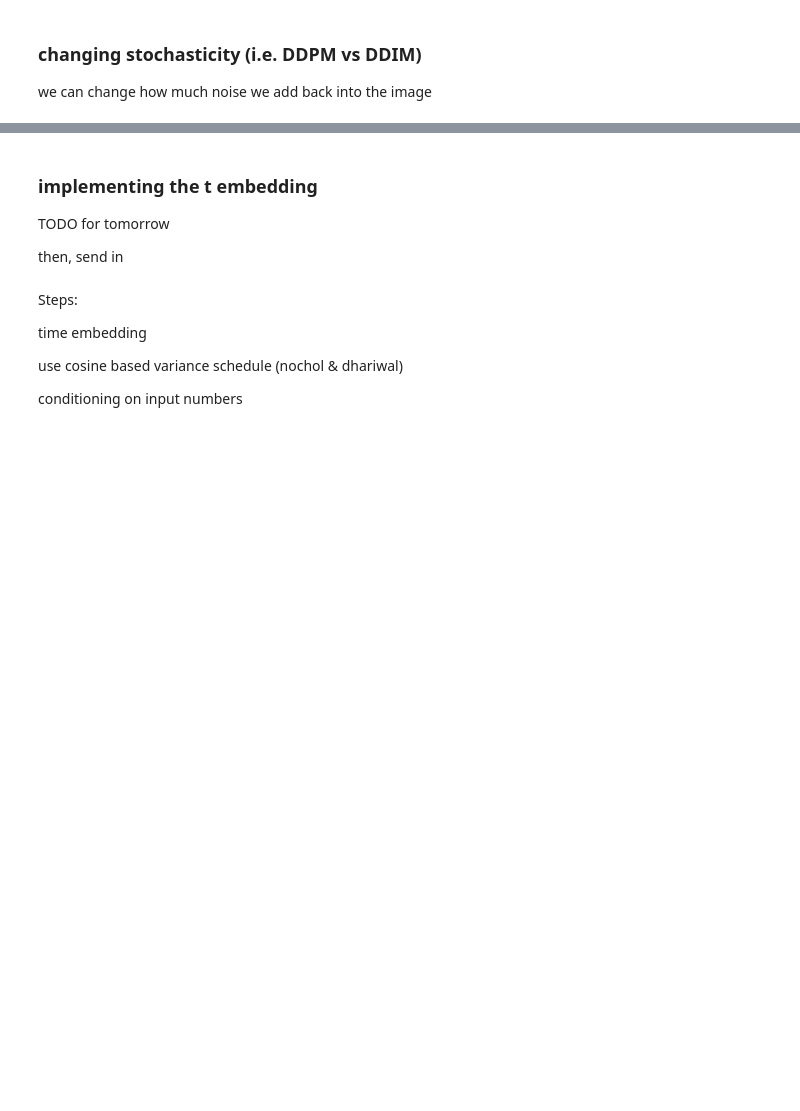
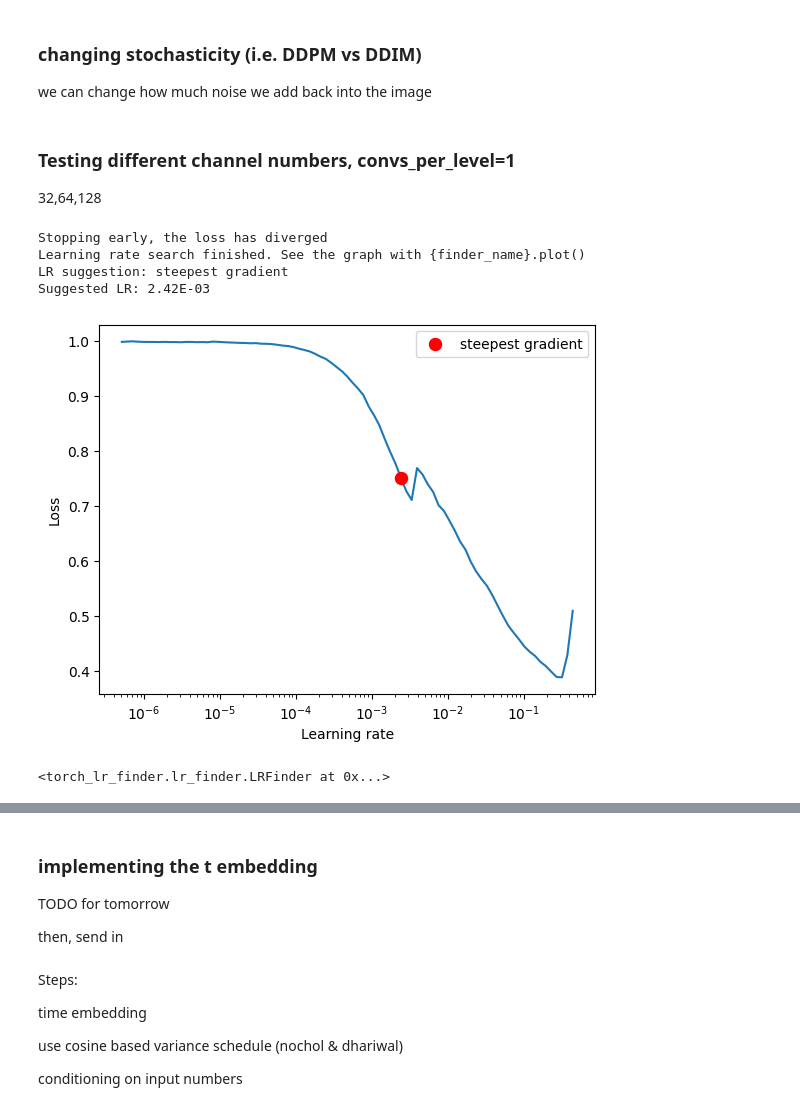
Before and after one commit to EliasAbele/diffusion-models-project, a Jupyter notebook: mnist_diffusion_part1_cleaned.ipynb, the cells around one changed output, grey strips where cells are left out. Cells and saved outputs as stored; diff of their text form; code cells hidden in the pictures; blank space fills up the shorter version.

```diff
--- a/mnist_diffusion_part1_cleaned.ipynb
+++ b/mnist_diffusion_part1_cleaned.ipynb
@@ -287,11 +294,3 @@ find_lr(model, train_loader)
-# %%
-model = UNet(channels).to(device)
-
-lr = 6e-3
-
-train(model, train_loader, test_loader,
-      epochs=15, lr=lr, early_stopping_patience=15,
-      save_path='model_unet_no_t_emb.pkl')
 # %% [markdown]
 ### Generating an image
 # %%
@@ -362,0 +356,15 @@ plot_stochasticities(model,scheduler)
+# %% [markdown]
+### Testing different channel numbers, convs_per_level=1
+
+32,64,128
+# %%
+channels = [32, 64, 128]
+model = UNet(channels,convs_per_level=1).to(device)
+find_lr(model, train_loader)
+# %% [output]
+Stopping early, the loss has diverged
+Learning rate search finished. See the graph with {finder_name}.plot()
+LR suggestion: steepest gradient
+Suggested LR: 2.42E-03
+[figure, added]
+<torch_lr_finder.lr_finder.LRFinder at 0x...>
```
Also changed, not shown: parts of 16 cells of this notebook, 6 other files.
